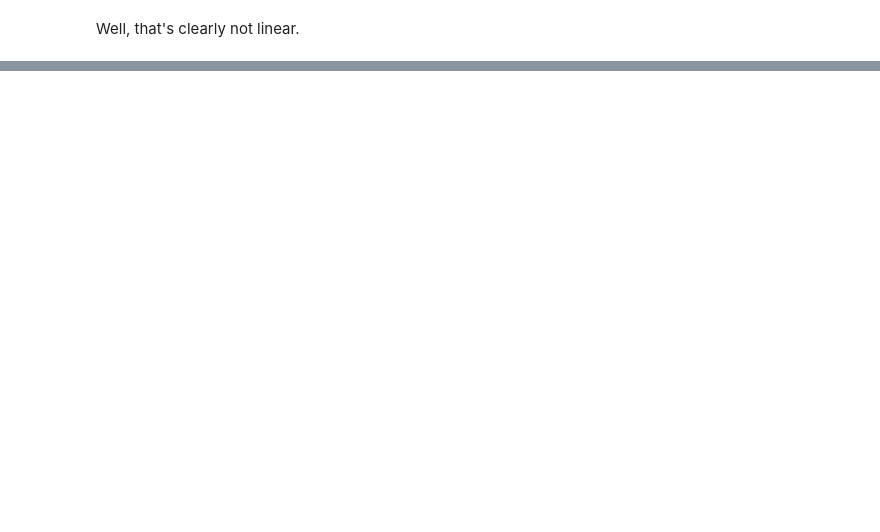
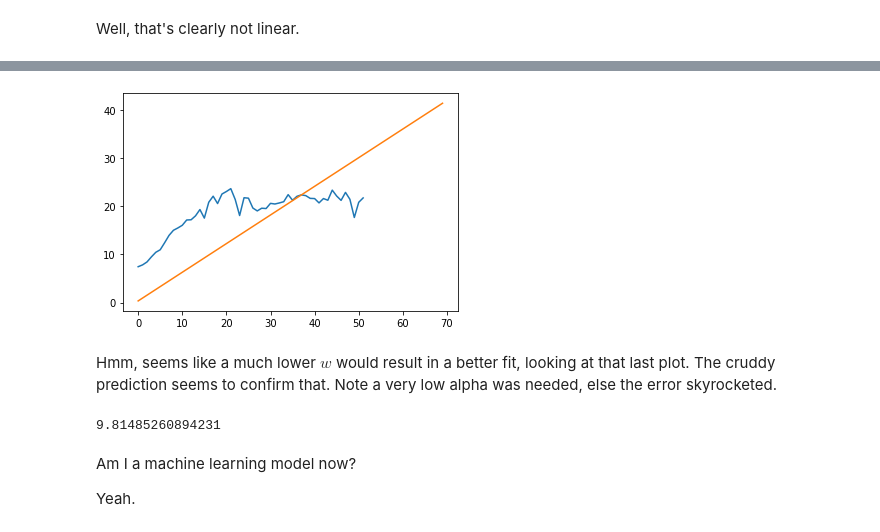
Before and after one commit to fald/fertilizer-predicting, a Jupyter notebook: Linear-Regression.ipynb, the cells around one changed output, grey strips where cells are left out. Cells and saved outputs as stored; diff of their text form; code cells hidden in the pictures; blank space fills up the shorter version.

Commit message:
Well, it did a thing, but not very well!

```diff
--- a/Linear-Regression.ipynb
+++ b/Linear-Regression.ipynb
@@ -69,0 +117,18 @@ Well, that's clearly not linear.
+# %%
+def gradient_descent(x, y, w=0, b=0, alpha=0.01, iters=1000, cost_function=compute_cost, gradient_function=compute_gradient):
+    w = copy.deepcopy(w)
+    J_hist = []
+    p_hist = []
+
+    for i in range(iters): # or step size suff. small?
+        dw, db = gradient_function(x, y, w, b)
+        w -= alpha * dw
+        b -= alpha * db
+        J_hist.append(cost_function(x, y, w, b))
+        p_hist.append((w, b))
+        if i % math.ceil(iters / 10) == 0:
+            print(f"Iter {i:4}: Cost {J_hist[-1]:0.2e} ",
+                 f"dw: {dw: 0.3e}, db: {db: 0.3e} ",
+                 f"w: {w: 0.3e}, b:{b: 0.5e}")
+
+    return w, b, J_hist, p_hist
@@ -69,0 +148,7 @@ Well, that's clearly not linear.
+# %%
+w, b, J_hist, p_hist = gradient_descent(x_train2, y_train2, alpha=0.0001, iters=5000)
+plt.plot(range(len(J_hist)), J_hist)
+plt.show()
+print(f"Final w:{w: 0.3e}, b:{b: 0.3e}")
+print(f"Year\tPrediction\tTrue\n",
+     f"2015\t{1000 * (55 * w + b): 4}\t22021")
@@ -69,0 +170,26 @@ Well, that's clearly not linear.
+# %%
+def f(x, w, b):
+    return w * x + b
+
+def graph(formula, x_range, w, b):
+    x = pd.Series([_ for _ in range(x_range)])
+    y = formula(x, w, b)
+    plt.plot(x, y)
+    plt.show()
+
+plt.plot(x_train2, y_train2)
+graph(f, 70, w, b)
+# %% [output]
+[figure, added]
+# %% [markdown]
+Hmm, seems like a much lower $w$ would result in a better fit, looking at that last plot.
+The cruddy prediction seems to confirm that.
+Note a very low alpha was needed, else the error skyrocketed.
+# %%
+compute_cost(x_train2, y_train2, 0, 20)
+# %% [output]
+9.81485260894231
+# %% [markdown]
+Am I a machine learning model now?
+
+Yeah.
```
Also changed, not shown: parts of 8 cells of this notebook.
